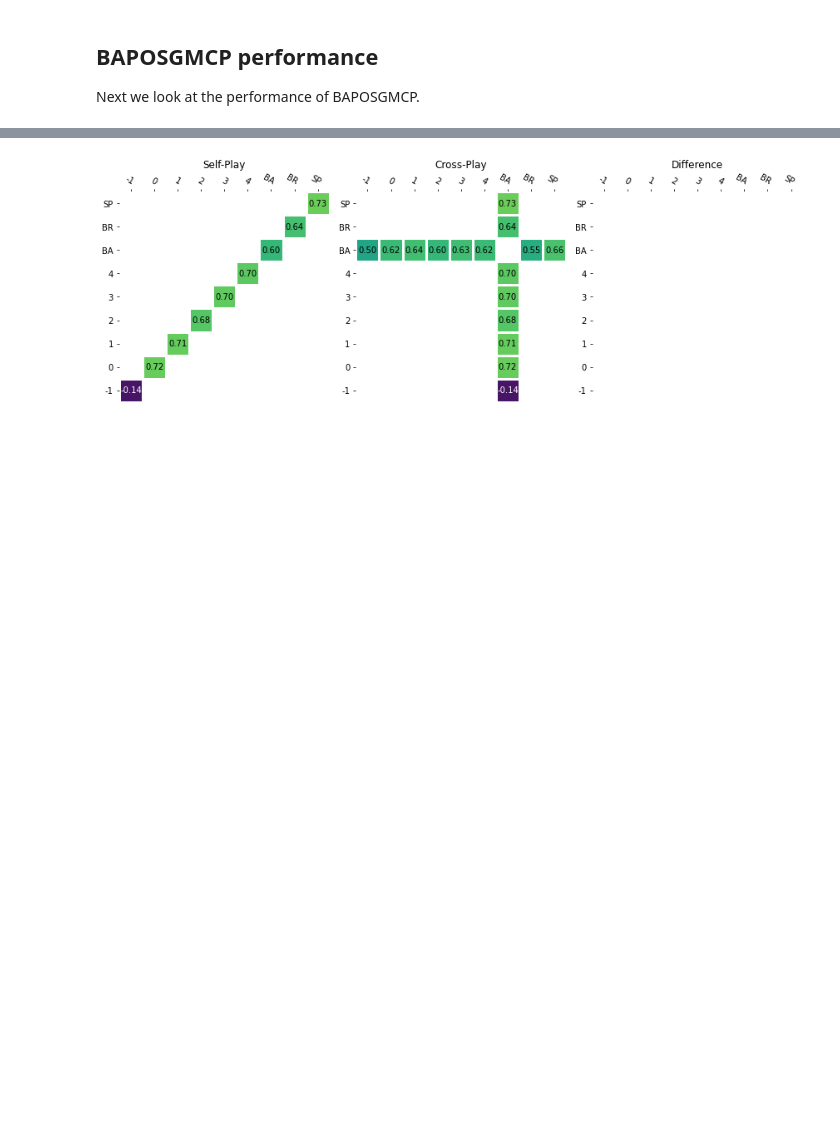
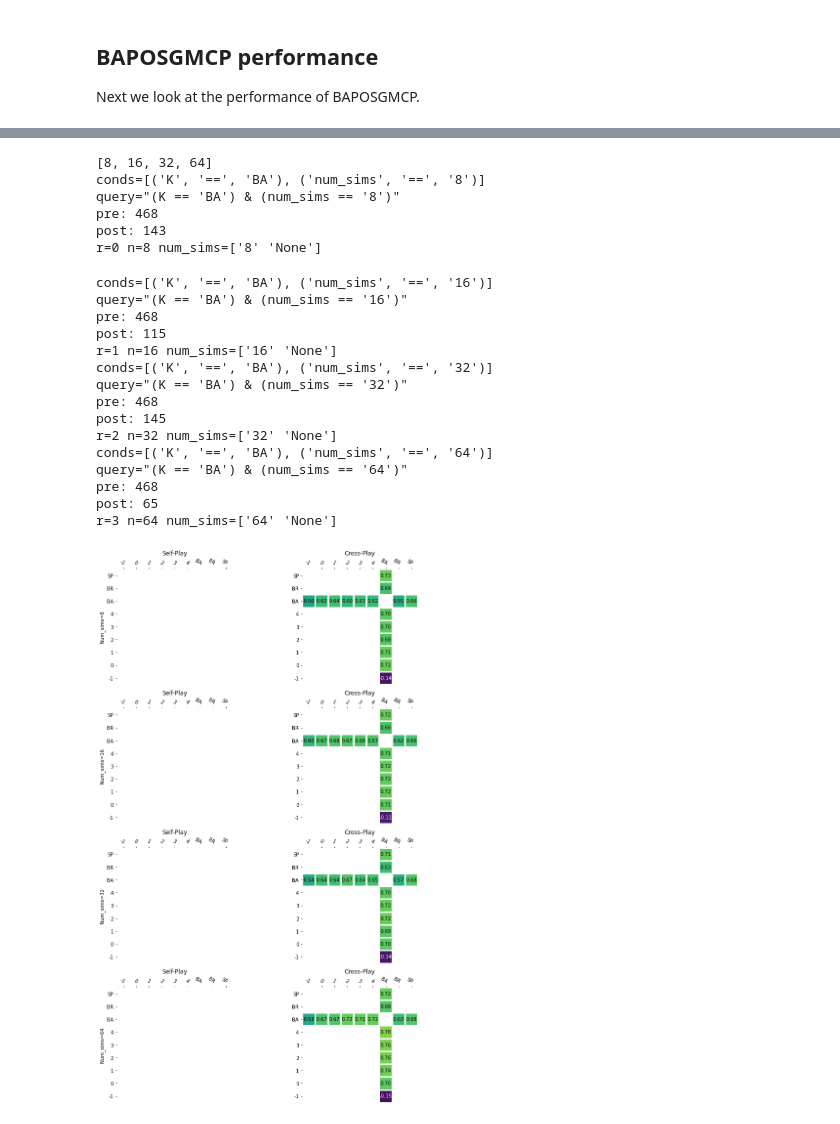
Before and after one commit to Jjschwartz/potmmcp, a Jupyter notebook: experiments/Driving/pairwise_analysis_v2.ipynb, the cells around one changed output, grey strips where cells are left out. Cells and saved outputs as stored; diff of their text form; code cells hidden in the pictures; blank space fills up the shorter version.

```diff
--- a/experiments/Driving/pairwise_analysis_v2.ipynb
+++ b/experiments/Driving/pairwise_analysis_v2.ipynb
@@ -505,17 +534,66 @@ Train Algorithms: ['None' 'klr' 'sp']
+# %%
+def filter_exps_by(df, conds):
+    query_strs = []
+    for (k, op, v) in conds:
+        if isinstance(v, str):
+            q = f"({k} {op} '{v}')"
+        else:
+            q = f"({k} {op} {v})"
+        query_strs.append(q)
+    query = " & ".join(query_strs)
+
+    print(f"{conds=}")
+    print(f"{query=}")
+    print(f"pre: {len(df['exp_id'].unique())}")
+
+    filtered_df = df.query(query)
+    exp_ids = filtered_df["exp_id"].unique()
+    df = df[df["exp_id"].isin(exp_ids)]
+
+    print(f"post: {len(exp_ids)}")
+
+    return df
 # %%
-policy_ids, sp_pw_returns, xp_pw_returns = get_all_pw_mean_returns(ba_df)
+num_sims = ba_df["num_sims"].unique().tolist()
+if 'None' in num_sims:
+    num_sims.remove('None')
 
-fig, axs = plt.subplots(nrows=1, ncols=3, figsize=(12, 8))
-plot_pw_heatmap(axs[0], (policy_ids, policy_ids), sp_pw_returns, title=f"Self-Play")
-plot_pw_heatmap(axs[1], (policy_ids, policy_ids), xp_pw_returns, title=f"Cross-Play")
+num_sims = [int(n) for n in num_sims]
+num_sims.sort()
+print(f"{num_sims=}")
 
-pw_diff = sp_pw_returns - xp_pw_returns
-plot_pw_heatmap(
-    axs[2], (policy_ids, policy_ids), pw_diff, title=f"Difference", vrange=(np.nanmin(pw_diff), np.nanmax(pw_diff))
-)
+fig, axs = plt.subplots(nrows=len(num_sims), ncols=2, figsize=(12, 16))
+for r, n in enumerate(num_sims):
+    ba_df_n = filter_exps_by(ba_df, [("K", "==", "BA"), ("num_sims", "==", str(n))])
+    policy_ids, sp_pw_returns, xp_pw_returns = get_all_pw_mean_returns(ba_df_n)
+    plot_pw_heatmap(axs[r][0], (policy_ids, policy_ids), sp_pw_returns, title=f"Self-Play")
+    plot_pw_heatmap(axs[r][1], (policy_ids, policy_ids), xp_pw_returns, title=f"Cross-Play")
+
+    axs[r][0].set_ylabel(f"Num_sims={n}")
 
 fig.tight_layout()
 # fig.savefig(osp.join(exp_utils.EXP_BASE_DIR, "figures", "pw_rl_performance.png"))
 plt.show()
 # %% [output]
+[8, 16, 32, 64]
+conds=[('K', '==', 'BA'), ('num_sims', '==', '8')]
+query="(K == 'BA') & (num_sims == '8')"
+pre: 468
+post: 143
+r=0 n=8 num_sims=['8' 'None']
+conds=[('K', '==', 'BA'), ('num_sims', '==', '16')]
+query="(K == 'BA') & (num_sims == '16')"
+pre: 468
+post: 115
+r=1 n=16 num_sims=['16' 'None']
+conds=[('K', '==', 'BA'), ('num_sims', '==', '32')]
+query="(K == 'BA') & (num_sims == '32')"
+pre: 468
+post: 145
+r=2 n=32 num_sims=['32' 'None']
+conds=[('K', '==', 'BA'), ('num_sims', '==', '64')]
+query="(K == 'BA') & (num_sims == '64')"
+pre: 468
+post: 65
+r=3 n=64 num_sims=['64' 'None']
-[figure, old version]
+[figure, new version]
```
Also changed, not shown: parts of 13 cells of this notebook, 6 other files.
